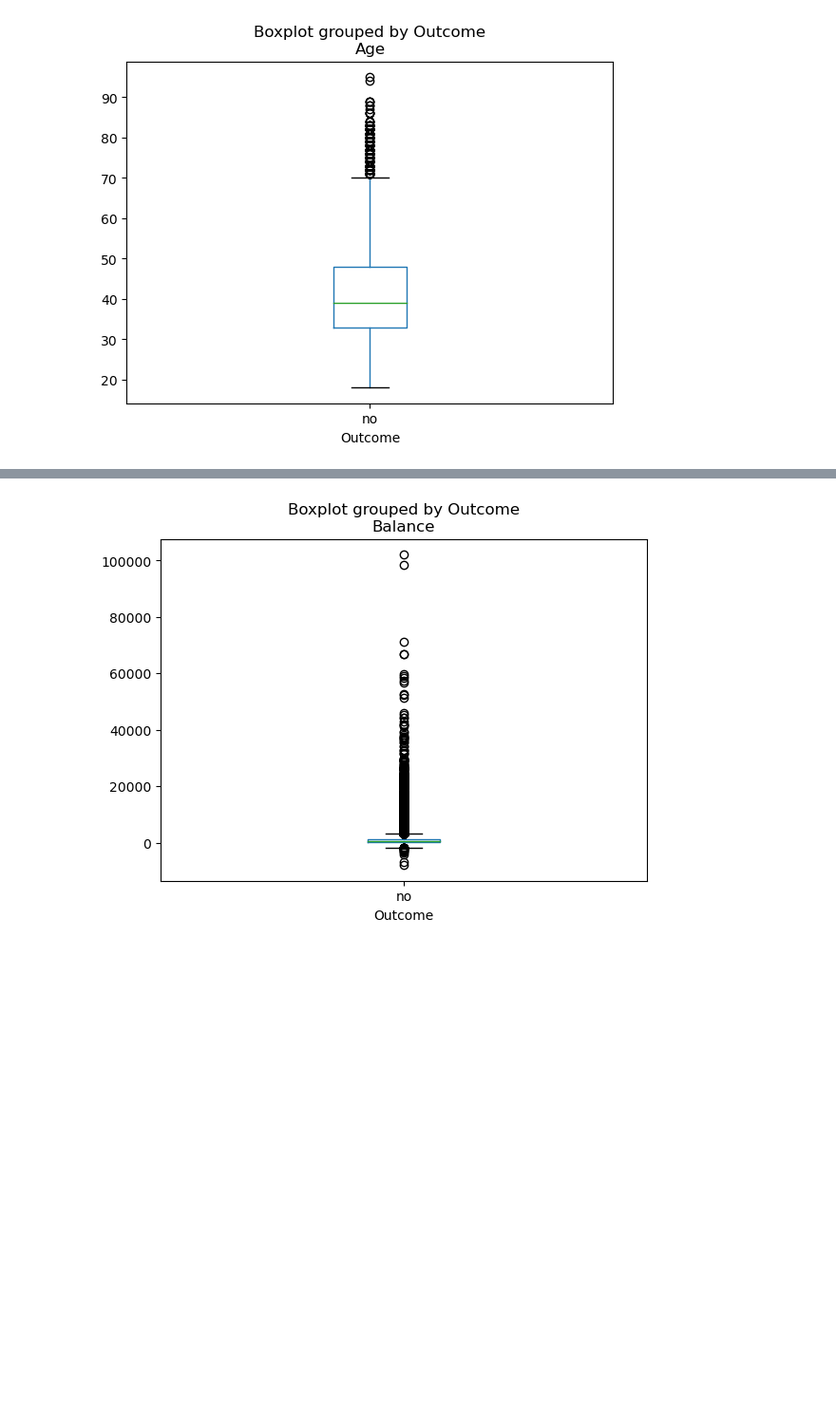
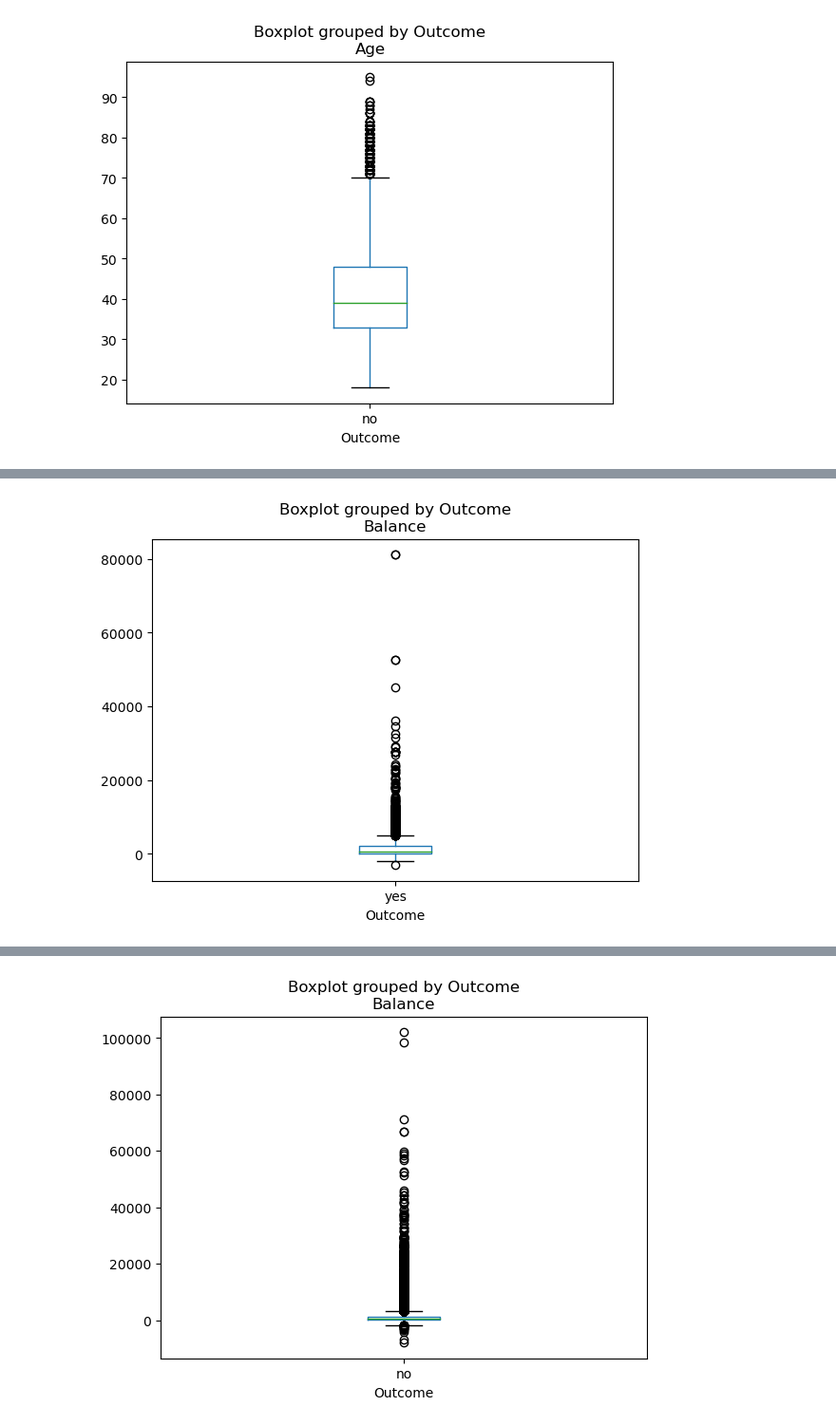
Before and after one commit to Prachi-Shah1002/Project_1, a Jupyter notebook: Main.ipynb, the cells around one changed output, grey strips where cells are left out. Shown: that part at 95% size. Saved outputs shown, nothing was run; the diff lists cells and outputs as text; code cells hidden in the pictures; blank space fills up the shorter version.

```diff
--- a/Main.ipynb
+++ b/Main.ipynb
@@ -544,0 +553,6 @@ Text(42.900000000000006, 5000.204999999999, 'Median: 39.00')
+# %%
+#generate a box plot based on Balance
+outcome_yes.boxplot(by = 'Outcome', column=['Balance'], grid = False)
+plt.show()
+# %% [output]
+[figure, added]
```
Also changed, not shown: parts of 9 cells of this notebook.
